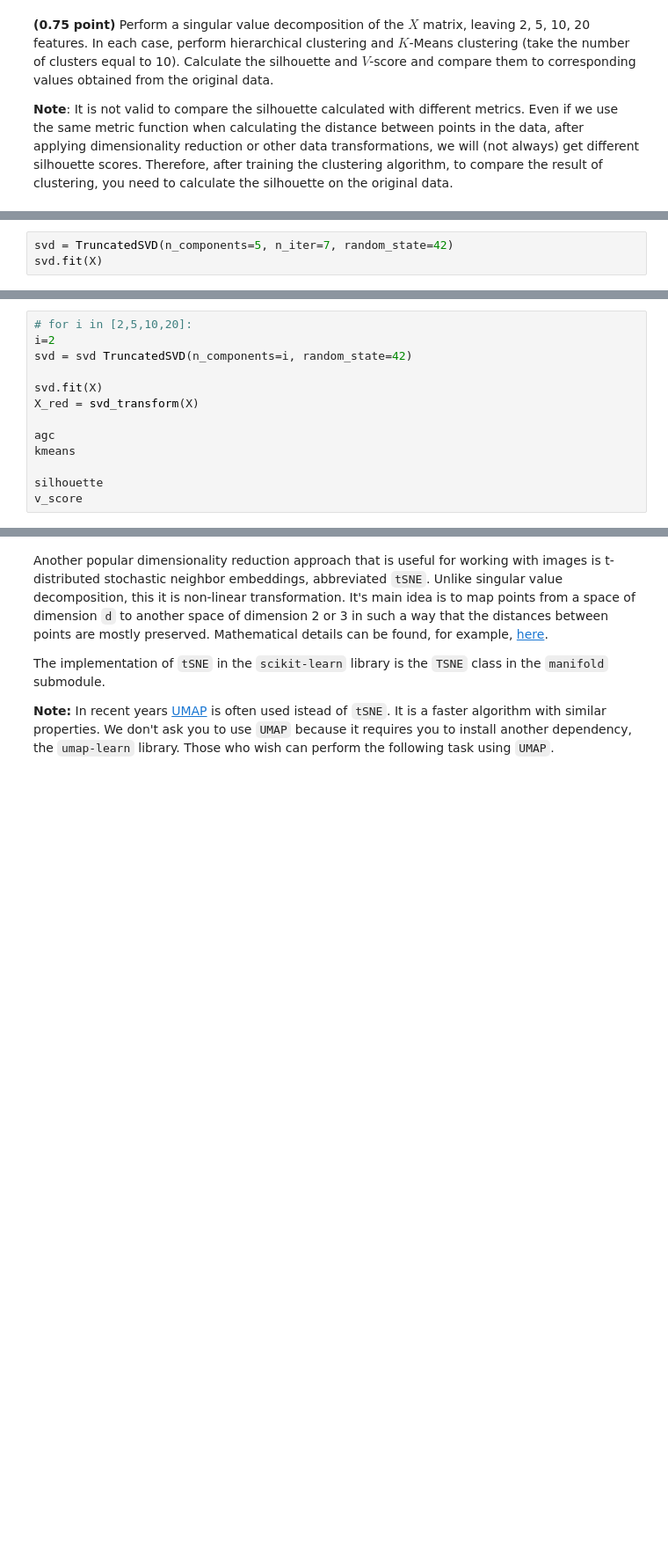
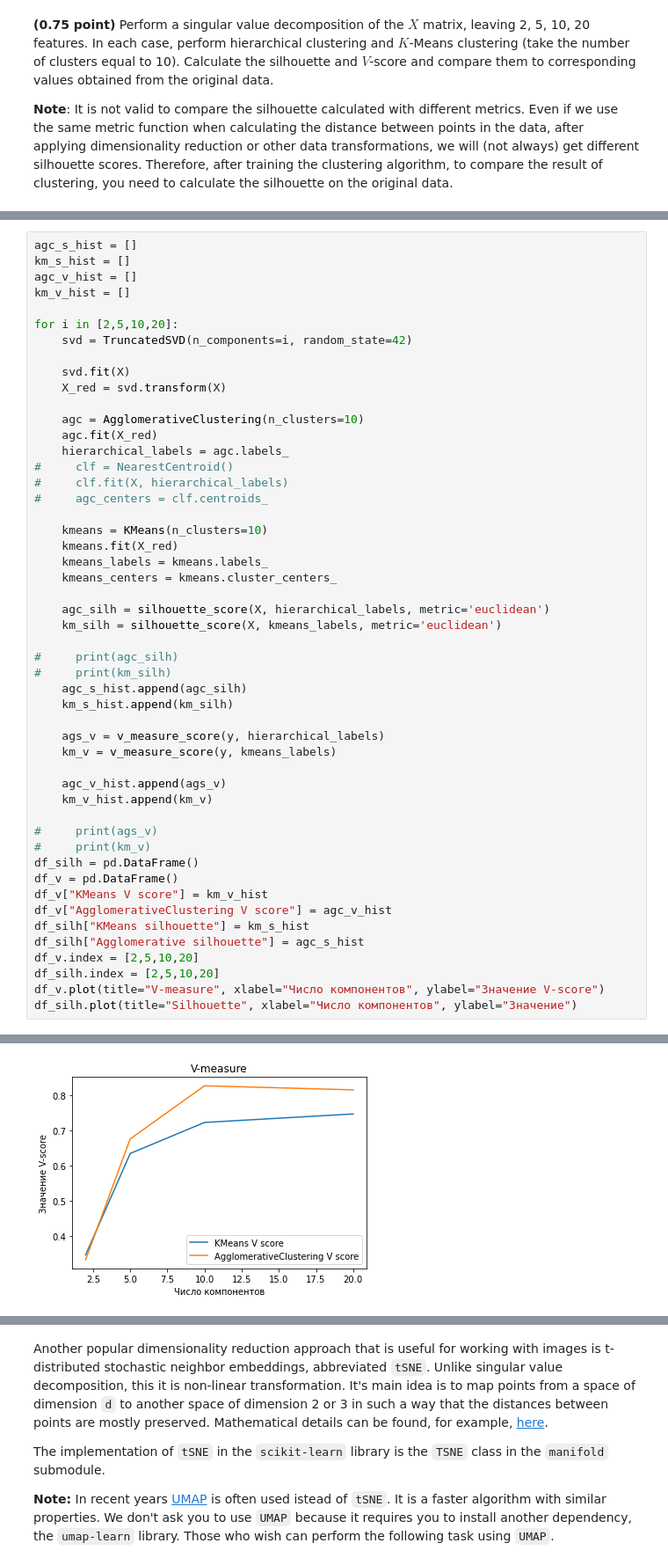
Before and after one commit to codekot/clustering, a Jupyter notebook: clustering.ipynb, the cells around one changed output, grey strips where cells are left out. Shown: that part at 88% size. Cells and saved outputs as stored; diff of their text form; blank space fills up the shorter version.

```diff
--- a/clustering.ipynb
+++ b/clustering.ipynb
@@ -399,3 +415,0 @@ from sklearn.decomposition import TruncatedSVD
-# %%
-svd = TruncatedSVD(n_components=5, n_iter=7, random_state=42)
-svd.fit(X)
@@ -404,13 +415,0 @@ TruncatedSVD(n_components=5, n_iter=7, random_state=42)
-# %%
-# for i in [2,5,10,20]:
-i=2
-svd = svd TruncatedSVD(n_components=i, random_state=42)
-
-svd.fit(X)
-X_red = svd_transform(X)
-
-agc
-kmeans
-
-silhouette
-v_score
@@ -419,0 +416,51 @@ array([2193.11933683,  566.99677184,  542.00493276,  504.1516975 ,
+# %%
+agc_s_hist = []
+km_s_hist = []
+agc_v_hist = []
+km_v_hist = []
+
+for i in [2,5,10,20]:
+    svd = TruncatedSVD(n_components=i, random_state=42)
+
+    svd.fit(X)
+    X_red = svd.transform(X)
+
+    agc = AgglomerativeClustering(n_clusters=10)
+    agc.fit(X_red)
+    hierarchical_labels = agc.labels_
+#     clf = NearestCentroid()
+#     clf.fit(X, hierarchical_labels)
+#     agc_centers = clf.centroids_
+
+    kmeans = KMeans(n_clusters=10)
+    kmeans.fit(X_red)
+    kmeans_labels = kmeans.labels_
+    kmeans_centers = kmeans.cluster_centers_
+
+    agc_silh = silhouette_score(X, hierarchical_labels, metric='euclidean')
+    km_silh = silhouette_score(X, kmeans_labels, metric='euclidean')
+
+#     print(agc_silh)
+#     print(km_silh)
+    agc_s_hist.append(agc_silh)
+    km_s_hist.append(km_silh)
+
+    ags_v = v_measure_score(y, hierarchical_labels)
+    km_v = v_measure_score(y, kmeans_labels)
+
+    agc_v_hist.append(ags_v)
+    km_v_hist.append(km_v)
+
+#     print(ags_v)
+#     print(km_v)
+df_silh = pd.DataFrame()
+df_v = pd.DataFrame()
+df_v["KMeans V score"] = km_v_hist
+df_v["AgglomerativeClustering V score"] = agc_v_hist
+df_silh["KMeans silhouette"] = km_s_hist
+df_silh["Agglomerative silhouette"] = agc_s_hist
+df_v.index = [2,5,10,20]
+df_silh.index = [2,5,10,20]
+df_v.plot(title="V-measure", xlabel="Число компонентов", ylabel="Значение V-score")
+df_silh.plot(title="Silhouette", xlabel="Число компонентов", ylabel="Значение")
+# %% [output]
@@ -419,0 +468 @@ array([2193.11933683,  566.99677184,  542.00493276,  504.1516975 ,
+[figure, added]
```
Also changed, not shown: parts of 32 cells of this notebook.
